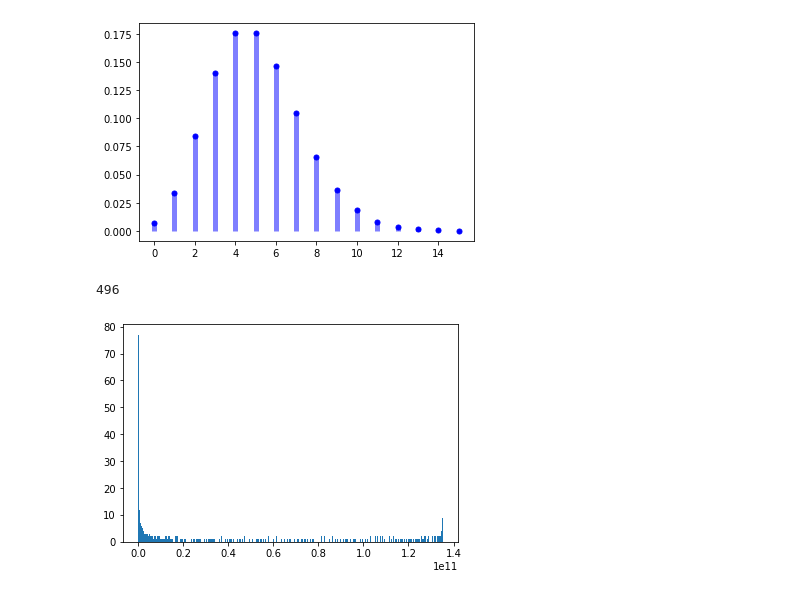
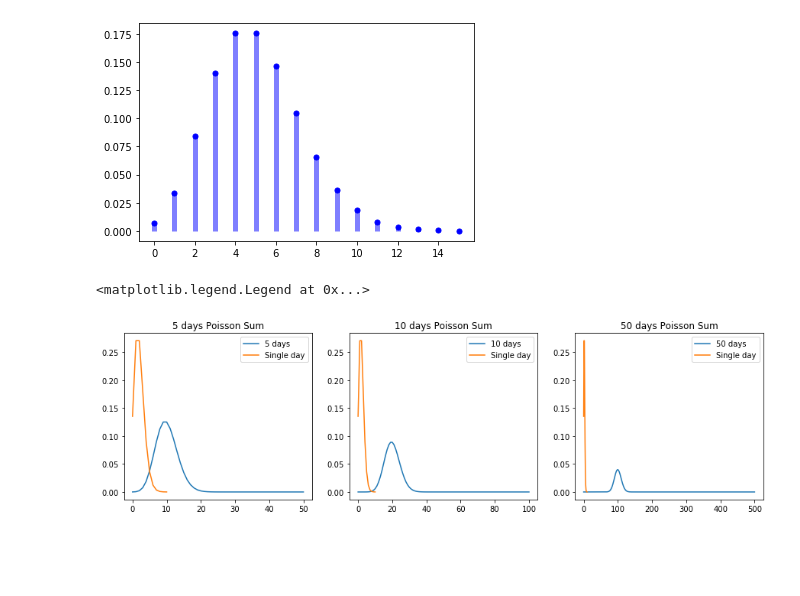
Before and after one commit to maverickmillican/Phys_434_Millican, a Jupyter notebook: Lab2_Millican.ipynb, the cells around one changed output. Cells and saved outputs as stored; diff of their text form; code cells hidden in the pictures; blank space fills up the shorter version.

```diff
--- a/Lab2_Millican.ipynb
+++ b/Lab2_Millican.ipynb
@@ -24,13 +24,36 @@ plt.vlines(x, 0, stats.poisson.pmf(x, mu, offset), colors='b', lw=5, alpha=0.5)
 # %% [output]
 <matplotlib.collections.LineCollection at 0x...>
 [figure]
-# %%
-days = 5
-y = np.convolve(err_y, err_y)
-for i in range (2, days):
-    y = np.convolve(y, err_y)
-plt.hist(y, 496)
-print(f"{len(y)}")
-# %% [output]
-496
-[figure, removed]
+# %%
+fig, (ax, ax2, ax3) = plt.subplots(1, 3, figsize = (15, 4))
+days = 5
+x = np.linspace(0, 10, 11)
+err_y = stats.poisson.pmf(x, err_mu, offset)
+y = np.convolve(err_y, err_y)
+for i in range (2, days):
+    y = np.convolve(y, err_y)
+ax.plot(y, label = f'{days} days')
+ax.plot(x, err_y, label = 'Single day')
+days = 10
+x = np.linspace(0, 10, 11)
+err_y = stats.poisson.pmf(x, err_mu, offset)
+y = np.convolve(err_y, err_y)
+for i in range (2, days):
+    y = np.convolve(y, err_y)
+ax2.plot(y, label = f'{days} days')
+ax2.plot(x, err_y, label = 'Single day')
+days = 50
+x = np.linspace(0, 10, 11)
+err_y = stats.poisson.pmf(x, err_mu, offset)
+y = np.convolve(err_y, err_y)
+for i in range (2, days):
+    y = np.convolve(y, err_y)
+ax3.plot(y, label = f'{days} days')
+ax3.plot(x, err_y, label = 'Single day')
+
+ax.set_title('5 days Poisson Sum'); ax.legend()
+ax2.set_title('10 days Poisson Sum'); ax2.legend()
+ax3.set_title('50 days Poisson Sum'); ax3.legend()
+# %% [output]
+<matplotlib.legend.Legend at 0x...>
+[figure, added]
```
Also changed, not shown: parts of 4 cells of this notebook.
